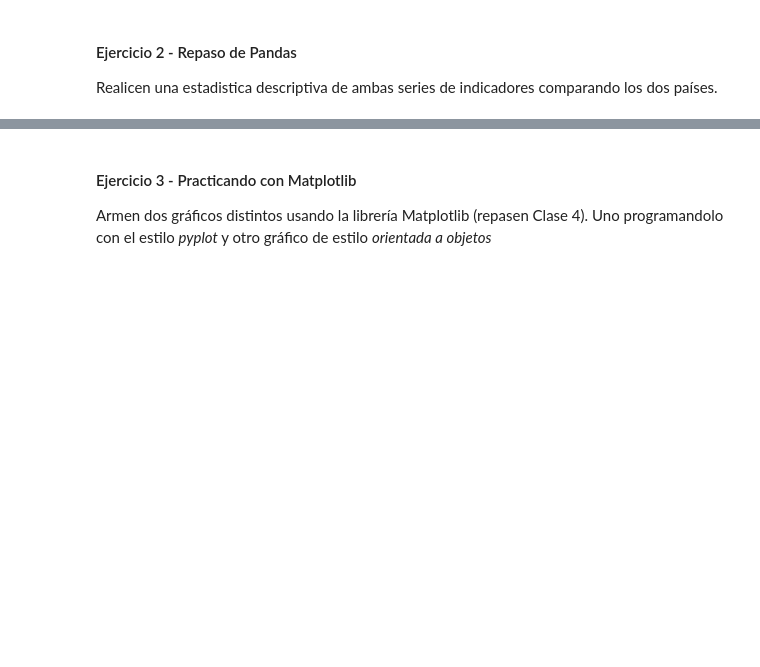
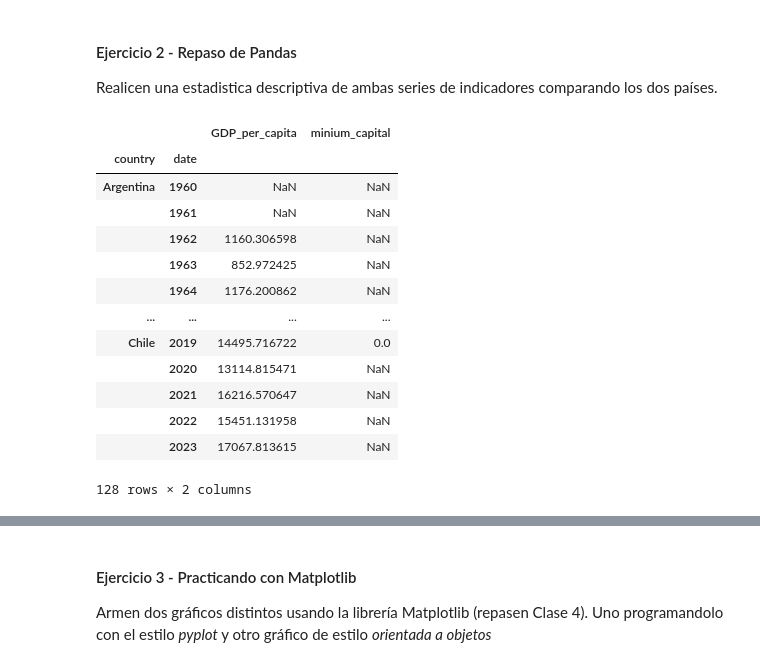
Before and after one commit to RoccoGabrielPimenta/BigDataUBA-Grupo22, a Jupyter notebook: TP1_Grupo_22.ipynb, the cells around one changed output, grey strips where cells are left out. Cells and saved outputs as stored; diff of their text form; code cells hidden in the pictures; blank space fills up the shorter version.

```diff
--- a/TP1_Grupo_22.ipynb
+++ b/TP1_Grupo_22.ipynb
@@ -117,0 +101,23 @@ Realicen una estadistica descriptiva de ambas series de indicadores comparando l
+# %%
+indicadores = {"NY.GDP.PCAP.CD":"GDP_per_capita", "IC.REG.MIN.CAP":"minium_capital"}
+
+data = wbdata.get_dataframe(indicadores, country=["CHL","ARG"])
+
+df = pd.DataFrame(data=data)
+
+df
+# %% [output]
+|  |  | GDP_per_capita | minium_capital |
+| country | date |  |  |
+| Argentina | 1960 | NaN | NaN |
+|  | 1961 | NaN | NaN |
+|  | 1962 | 1160.306598 | NaN |
+|  | 1963 | 852.972425 | NaN |
+|  | 1964 | 1176.200862 | NaN |
+| ... | ... | ... | ... |
+| Chile | 2019 | 14495.716722 | 0.0 |
+|  | 2020 | 13114.815471 | NaN |
+|  | 2021 | 16216.570647 | NaN |
+|  | 2022 | 15451.131958 | NaN |
+|  | 2023 | 17067.813615 | NaN |
+128 rows × 2 columns
```
Also changed, not shown: parts of 7 cells of this notebook.
